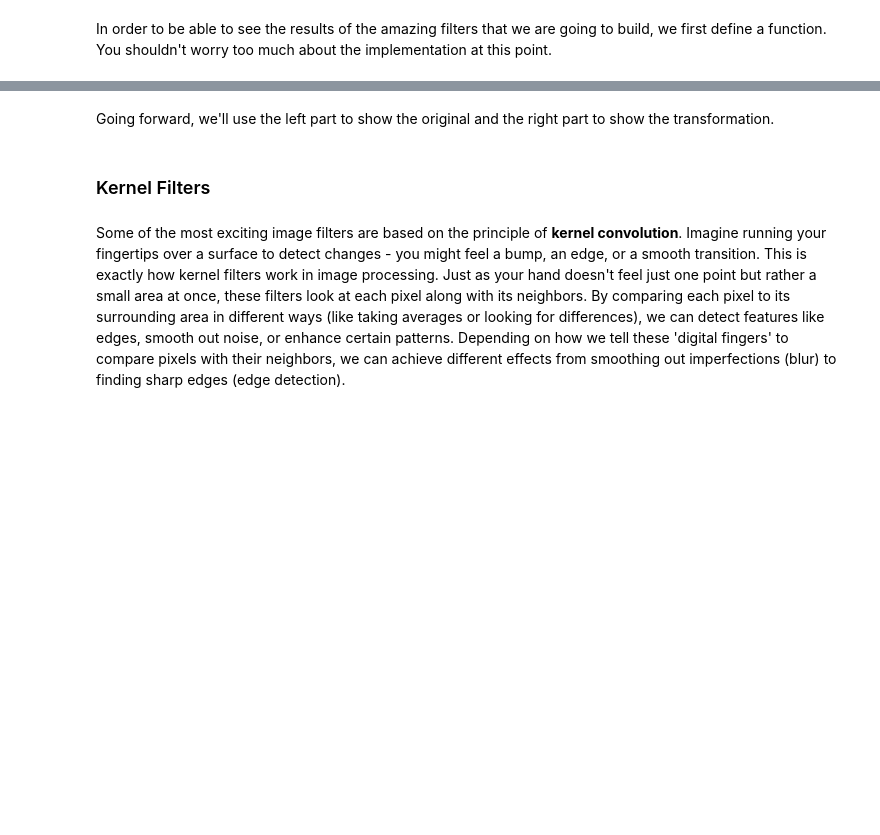
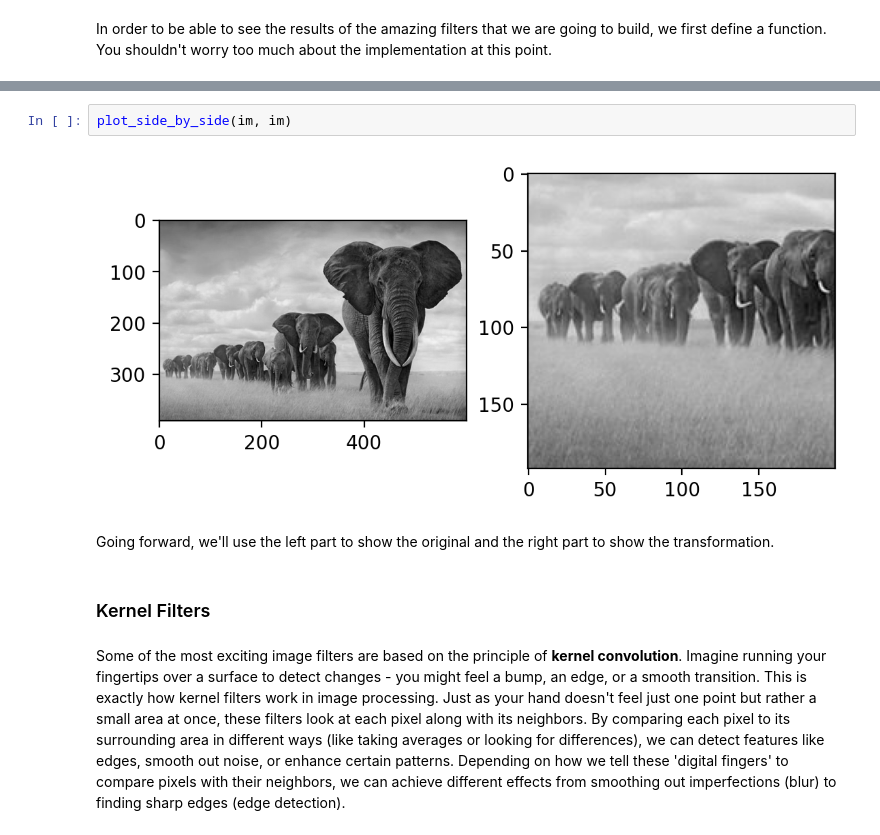
Before and after one commit to ciri/iese-dsfb-mim, a Jupyter notebook: notebooks/110-ComputerVision.ipynb, the cells around one changed output, grey strips where cells are left out. Drawn from its saved outputs; the diff is of its cells as text; blank space fills up the shorter version.

```diff
--- a/notebooks/110-ComputerVision.ipynb
+++ b/notebooks/110-ComputerVision.ipynb
@@ -52,3 +48,7 @@ plot_side_by_side(im, im)
+# %%
+plot_side_by_side(im, im)
+# %% [output]
+[figure, added]
 # %% [markdown]
 Going forward, we'll use the left part to show the original and the right part to show the transformation.
 # %% [markdown]
```
Also changed, not shown: parts of 21 cells of this notebook, 45 other files.
